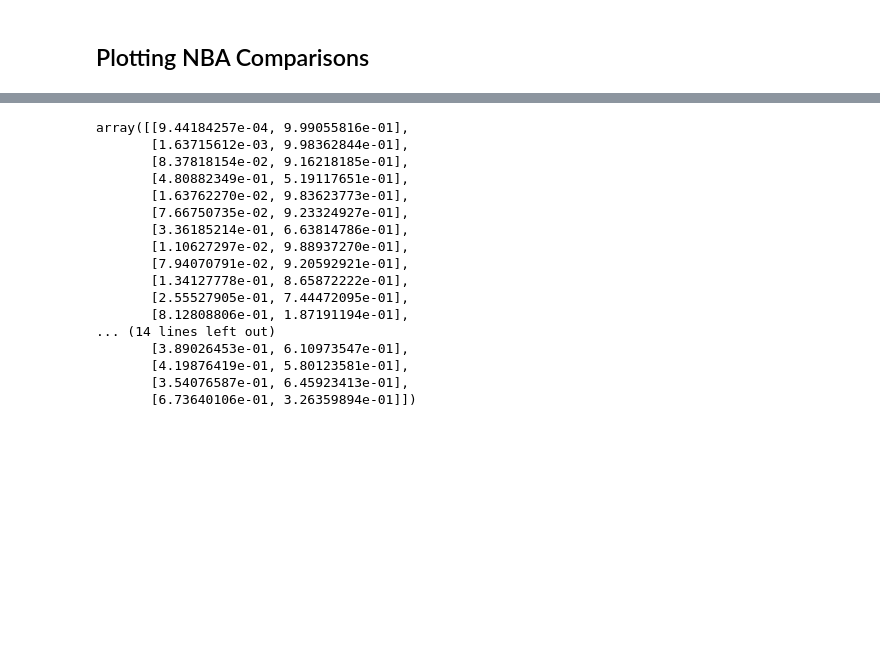
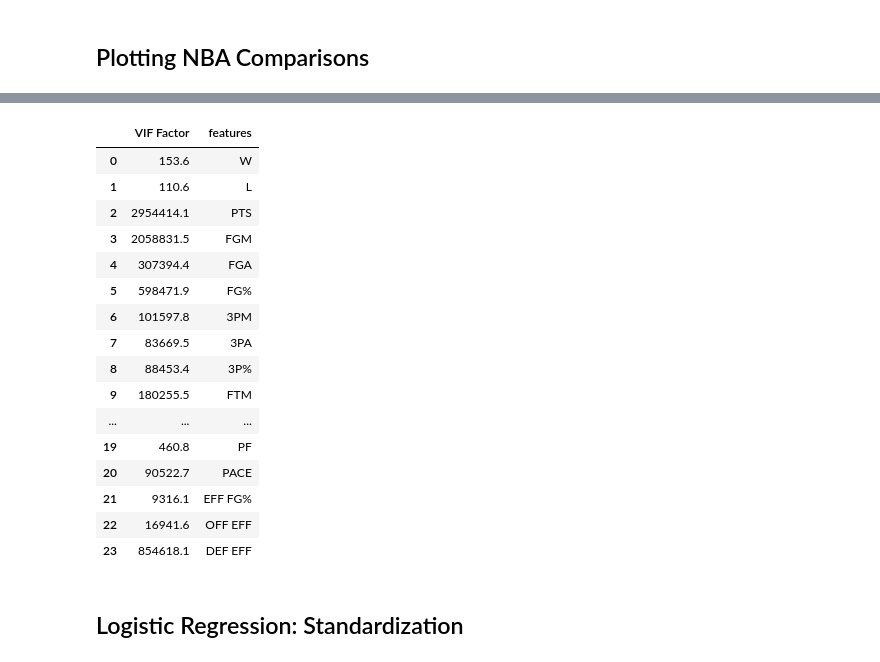
Before and after one commit to mattmori21/Kings-Project, a Jupyter notebook: data.ipynb, the cells around one changed output, grey strips where cells are left out. Saved outputs shown, nothing was run; the diff lists cells and outputs as text; code cells hidden in the pictures; blank space fills up the shorter version.

```diff
--- a/data.ipynb
+++ b/data.ipynb
@@ -491,38 +312,0 @@ plt.show()
-# %%
-#kingsfullnbastats23 = fullnbastats[fullnbastats['Team'] == '2023 Sacramento Kings'].drop(columns = ['Made Playoffs', 'Team', 'GP', 'FGM', 'FGA', 'FTM', 'FTA', '3PM', '3PA', 'REB', 'PACE', 'OFF EFF', 'DEF EFF', 'Win %', 'W', 'L'])
-#['GP', 'PTS', 'FG%', '3P%','FT%', 'OR', 'DR', 'REB', 'AST', 'STL', 'BLK', 'TO', 'PF', 'PACE',
-       #'EFF FG%', 'OFF EFF', 'DEF EFF']
-#kingsfullnbastats23 = fullnbastats[0:30].drop(columns = ['Made Playoffs', 'Team', 'GP', 'FGM', 'FGA', 'FTM', 'FTA', '3PM', '3PA', 'REB', 'PACE', 'OFF EFF', 'DEF EFF', 'Win %', 'W', 'L'])
-kingsfullnbastats23 = x = standardizeddata[0:30].drop(columns = ['GP', 'FGM', 'FGA', 'FTM', 'FTA', '3PM', '3PA', 'REB', 'PACE', 'OFF EFF', 'DEF EFF'])
-#colnames = kingsfullnbastats23.columns
-#kingsfullnbastats23 = pd.DataFrame(preprocessing.scale(kingsfullnbastats23))
-#kingsfullnbastats23.columns = colnames
-#kingsfullnbastats23 = kingsfullnbastats23.drop(columns = ['GP', 'FGM', 'FGA', 'FTM', 'FTA', '3PM', '3PA', 'REB', 'PACE', 'OFF EFF', 'DEF EFF', 'W', 'L'])
-
-
-
-kingsfullnbastats23
-
-
-
-
-model.predict_proba(kingsfullnbastats23)
-model.predict(kingsfullnbastats23)
-# %% [output]
-array([[9.44184257e-04, 9.99055816e-01],
-       [1.63715612e-03, 9.98362844e-01],
-       [8.37818154e-02, 9.16218185e-01],
-       [4.80882349e-01, 5.19117651e-01],
-       [1.63762270e-02, 9.83623773e-01],
-       [7.66750735e-02, 9.23324927e-01],
-       [3.36185214e-01, 6.63814786e-01],
-       [1.10627297e-02, 9.88937270e-01],
-       [7.94070791e-02, 9.20592921e-01],
-       [1.34127778e-01, 8.65872222e-01],
-       [2.55527905e-01, 7.44472095e-01],
-       [8.12808806e-01, 1.87191194e-01],
-... (14 lines left out)
-       [3.89026453e-01, 6.10973547e-01],
-       [4.19876419e-01, 5.80123581e-01],
-       [3.54076587e-01, 6.45923413e-01],
-       [6.73640106e-01, 3.26359894e-01]])
@@ -528,0 +319,27 @@ array([[9.44184257e-04, 9.99055816e-01],
+# %%
+x = fullnbastats[30:].drop(columns = ['Made Playoffs', 'Team', 'GP'])
+from statsmodels.stats.outliers_influence import variance_inflation_factor
+vif = pd.DataFrame()
+vif["VIF Factor"] = [variance_inflation_factor(x.values, i) for i in range(x.shape[1])]
+vif["features"] = x.columns
+vif.round(1)
+# %% [output]
+|  | VIF Factor | features |
+| 0 | 153.6 | W |
+| 1 | 110.6 | L |
+| 2 | 2954414.1 | PTS |
+| 3 | 2058831.5 | FGM |
+| 4 | 307394.4 | FGA |
+| 5 | 598471.9 | FG% |
+| 6 | 101597.8 | 3PM |
+| 7 | 83669.5 | 3PA |
+| 8 | 88453.4 | 3P% |
+| 9 | 180255.5 | FTM |
+| ... | ... | ... |
+| 19 | 460.8 | PF |
+| 20 | 90522.7 | PACE |
+| 21 | 9316.1 | EFF FG% |
+| 22 | 16941.6 | OFF EFF |
+| 23 | 854618.1 | DEF EFF |
+# %% [markdown]
+## Logistic Regression: Standardization
```
Also changed, not shown: parts of 41 cells of this notebook.
